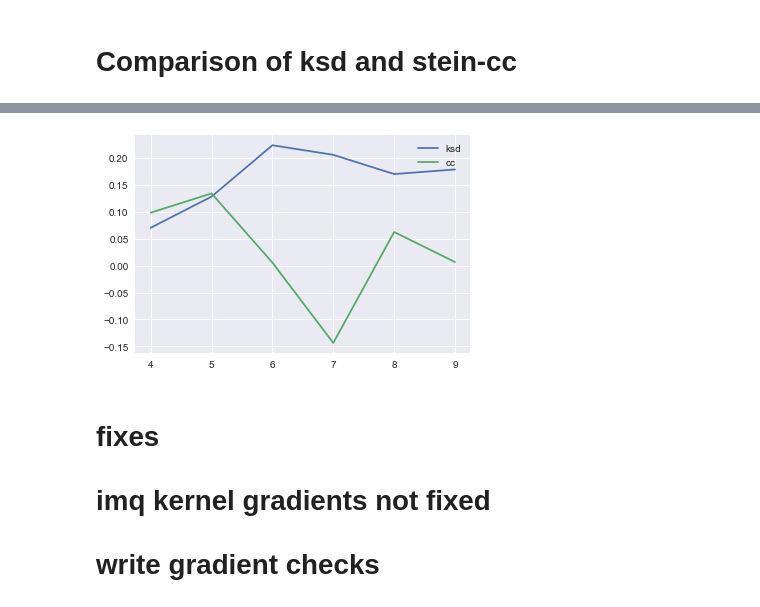
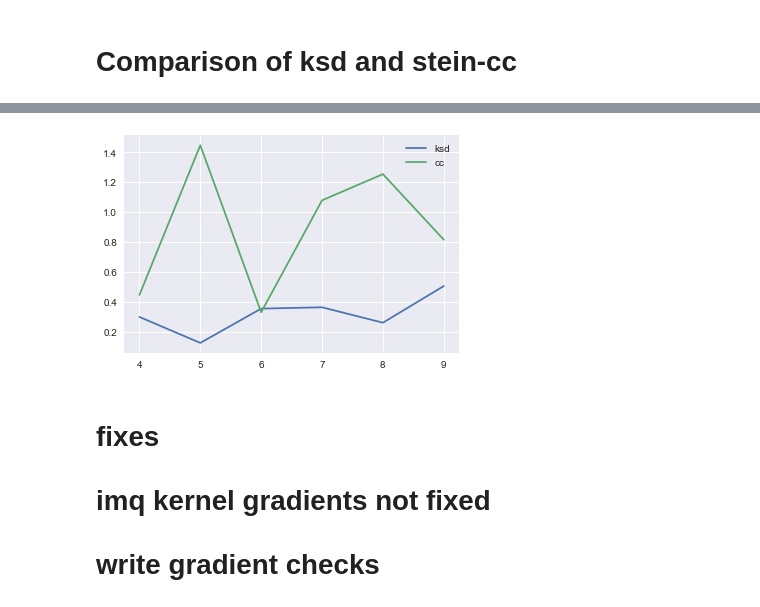
Before and after one commit to singhalrk/stein_ksd, a Jupyter notebook: Stein_Tests.ipynb, the cells around one changed output, grey strips where cells are left out. Cells and saved outputs as stored; diff of their text form; code cells hidden in the pictures.

```diff
--- a/Stein_Tests.ipynb
+++ b/Stein_Tests.ipynb
@@ -198,7 +202,7 @@ sigma3 = np.array([[1,0,0,0],
                    [0,0,0,1]])
 mu3 = np.array([10. , 10. , 110. , 120.])
 
-sigma4 = np.array([[1,0,0,1],
+sigma4 = np.array([[10,0,0,1],
                    [0,1,0,0],
                    [0,0,3,0],
                    [1,0,0,1]])
@@ -227,18 +231,18 @@ plt.show()
 # %%
 stein_i = ksd('imq', dict(p=p_data, q=q_var, beta=0.5, c=1))
 stein_i_cc = stein_cc('imq', dict(p=p_data, q=q_var, beta=0.5, c=1))
 
 
-stein_val_2 = np.array([stein_i.stein_Op(n_) for n_ in n_samples])
-stein_val_3 = np.array([stein_i_cc.stein_Op(n_) for n_ in n_samples])
+stein_val_2 = np.array([stein_i.Op_value(n_) for n_ in n_samples])
+stein_val_3 = np.array([stein_i_cc.Op_value(n_) for n_ in n_samples])
 
 
 plt.plot(np.log2(n_samples), (stein_val_2), label='ksd')
 plt.plot(np.log2(n_samples), (stein_val_3), label='cc')
 plt.legend(loc = 'upper right')
 plt.show()
 # %% [output]
-[figure, old version]
+[figure, new version]
 # %% [markdown]
 #  fixes
 
```
Also changed, not shown: parts of 8 cells of this notebook, 1 other file.
